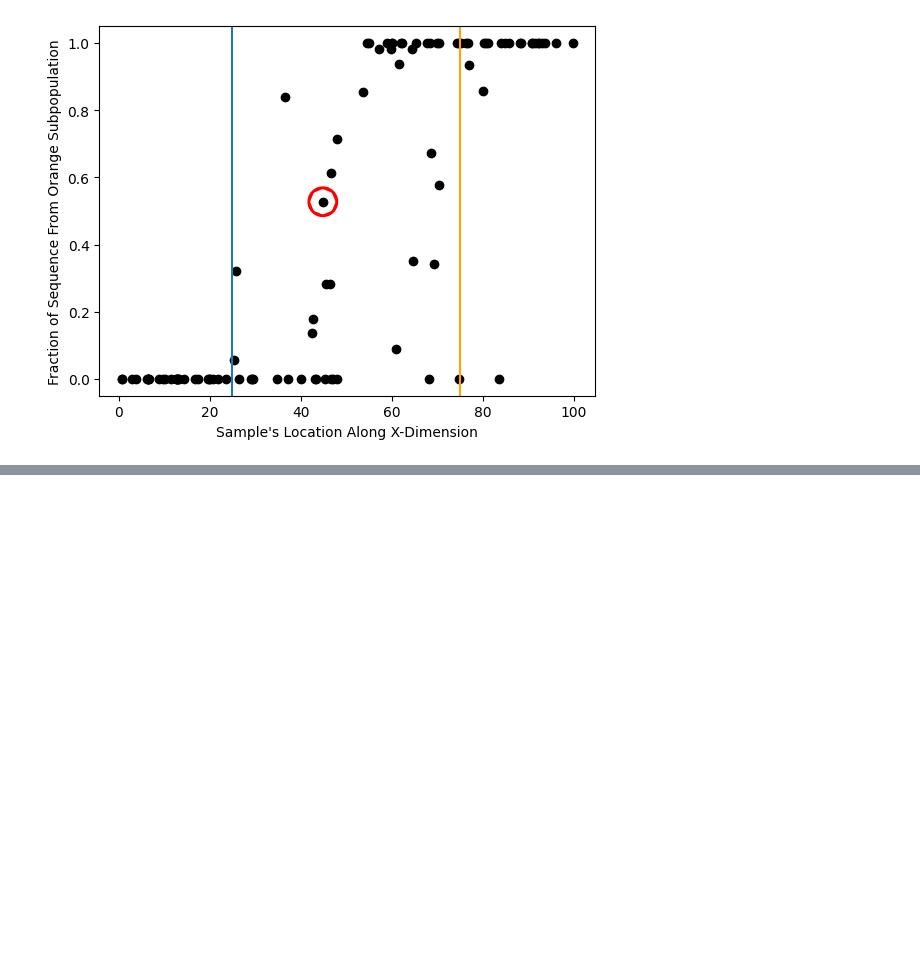
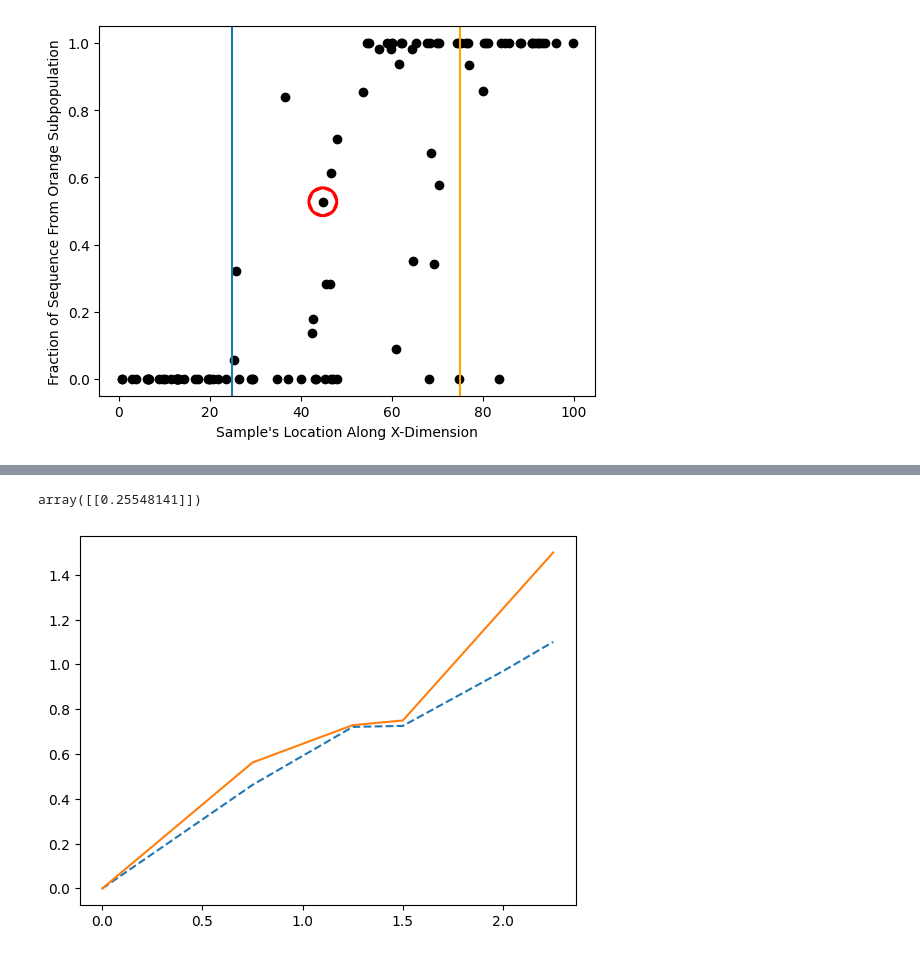
Before and after one commit to osmond-lab/sparg, a Jupyter notebook: figures/final/Fig7_two_pops/code/two_pops.ipynb, the cells around one changed output, grey strips where cells are left out. Saved outputs shown, nothing was run; the diff lists cells and outputs as text; code cells hidden in the pictures; blank space fills up the shorter version.

```diff
--- a/figures/final/Fig7_two_pops/code/two_pops.ipynb
+++ b/figures/final/Fig7_two_pops/code/two_pops.ipynb
@@ -178,0 +238,2 @@ plt.show()
+# %%
+spatial_arg = sparg.SpatialARG(ts=ts, verbose=True)
@@ -178,0 +248,21 @@ plt.show()
+# %%
+check_df = sparg.create_ancestors_dataframe(ts=spatial_arg.ts, samples=[0,1], timestep=0.25, include_locations=False)
+# %%
+check_df = sparg.estimate_locations_of_ancestors_in_dataframe_using_arg(df=check_df, spatial_arg=spatial_arg)
+# %%
+check_df = sparg.estimate_locations_of_ancestors_in_dataframe_using_window(df=check_df, spatial_arg=spatial_arg, window_size=0, use_theoretical_dispersal=True)
+# %%
+spatial_arg.dispersal_rate_matrix
+# %% [output]
+array([[0.25548141]])
+# %%
+#for i,region in check_df.groupby(["sample", "genome_position"]):
+    #if region["genome_position"] == 375.0:
+    #plt.plot(region["time"], region["arg_variance_in_estimated_location_0"], linestyle="dashed")
+    #plt.plot(region["time"], region["window_0_variance_in_estimated_location_0"])
+
+plt.plot(check_df.loc[check_df["genome_position"] == 375.0, "time"], check_df.loc[check_df["genome_position"] == 375.0, "arg_variance_in_estimated_location_0"]/0.25548141, linestyle="dashed")
+plt.plot(check_df.loc[check_df["genome_position"] == 375.0, "time"], check_df.loc[check_df["genome_position"] == 375.0, "window_0_variance_in_estimated_location_0"]/(0.25*0.25+0.5))
+plt.show()
+# %% [output]
+[figure, added]
```
Also changed, not shown: parts of 13 cells of this notebook, 1 other file.
